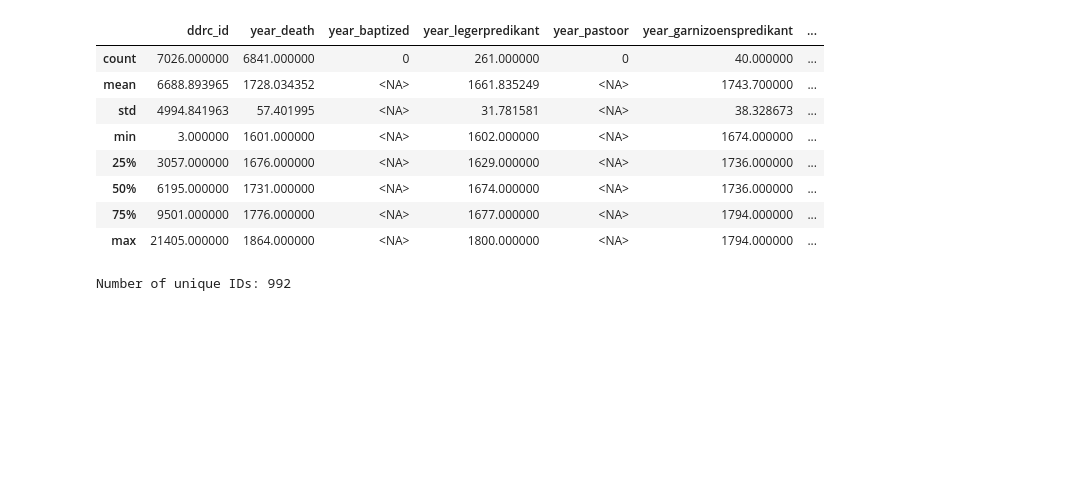
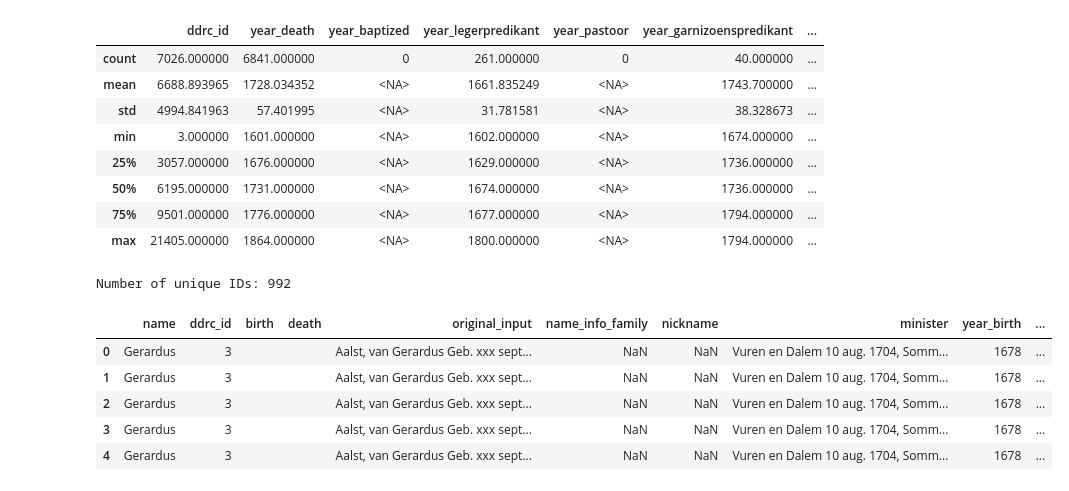
Before and after one commit to DigiDuRe/DigiDuRe, a Jupyter notebook: act4/stcn_clerus.ipynb, the cells around one changed output. Drawn from its saved outputs; the diff is of its cells as text; code cells hidden in the pictures; blank space fills up the shorter version.

```diff
--- a/act4/stcn_clerus.ipynb
+++ b/act4/stcn_clerus.ipynb
@@ -141,3 +142,12 @@ unique_ids = ddrc_stcn['ddrc_id'].nunique()
 print("Number of unique IDs:", unique_ids)
 # %% [output]
 Number of unique IDs: 992
+# %%
+ddrc_stcn.head()
+# %% [output]
+|  | name | ddrc_id | birth | death | original_input | name_info_family | nickname | minister | year_birth | ... |
+| 0 | Gerardus | 3 |  |  | Aalst, van Gerardus Geb. xxx sept... | NaN | NaN | Vuren en Dalem 10 aug. 1704, Somm... | 1678 | ... |
+| 1 | Gerardus | 3 |  |  | Aalst, van Gerardus Geb. xxx sept... | NaN | NaN | Vuren en Dalem 10 aug. 1704, Somm... | 1678 | ... |
+| 2 | Gerardus | 3 |  |  | Aalst, van Gerardus Geb. xxx sept... | NaN | NaN | Vuren en Dalem 10 aug. 1704, Somm... | 1678 | ... |
+| 3 | Gerardus | 3 |  |  | Aalst, van Gerardus Geb. xxx sept... | NaN | NaN | Vuren en Dalem 10 aug. 1704, Somm... | 1678 | ... |
+| 4 | Gerardus | 3 |  |  | Aalst, van Gerardus Geb. xxx sept... | NaN | NaN | Vuren en Dalem 10 aug. 1704, Somm... | 1678 | ... |
```
Also changed, not shown: parts of 2 cells of this notebook.
